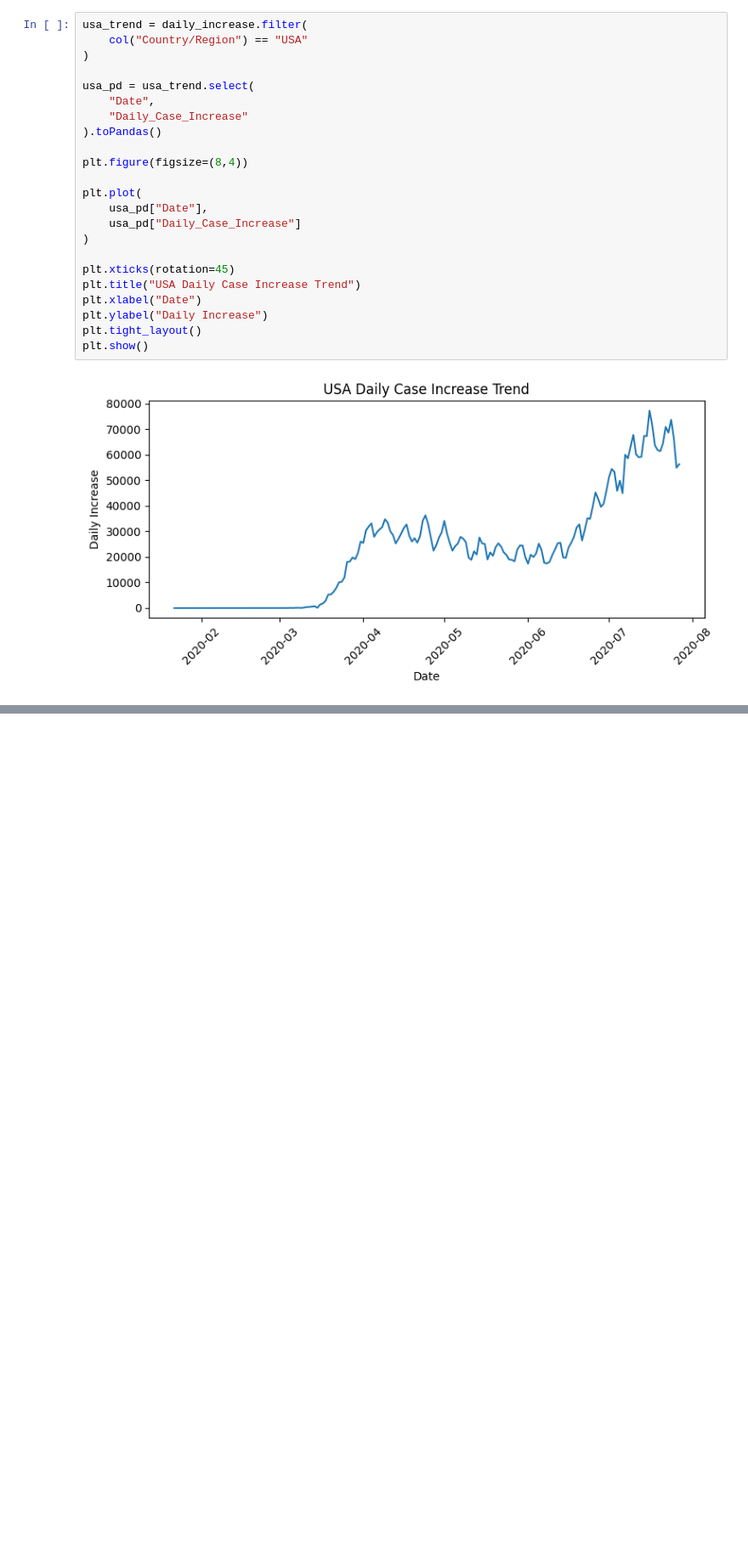
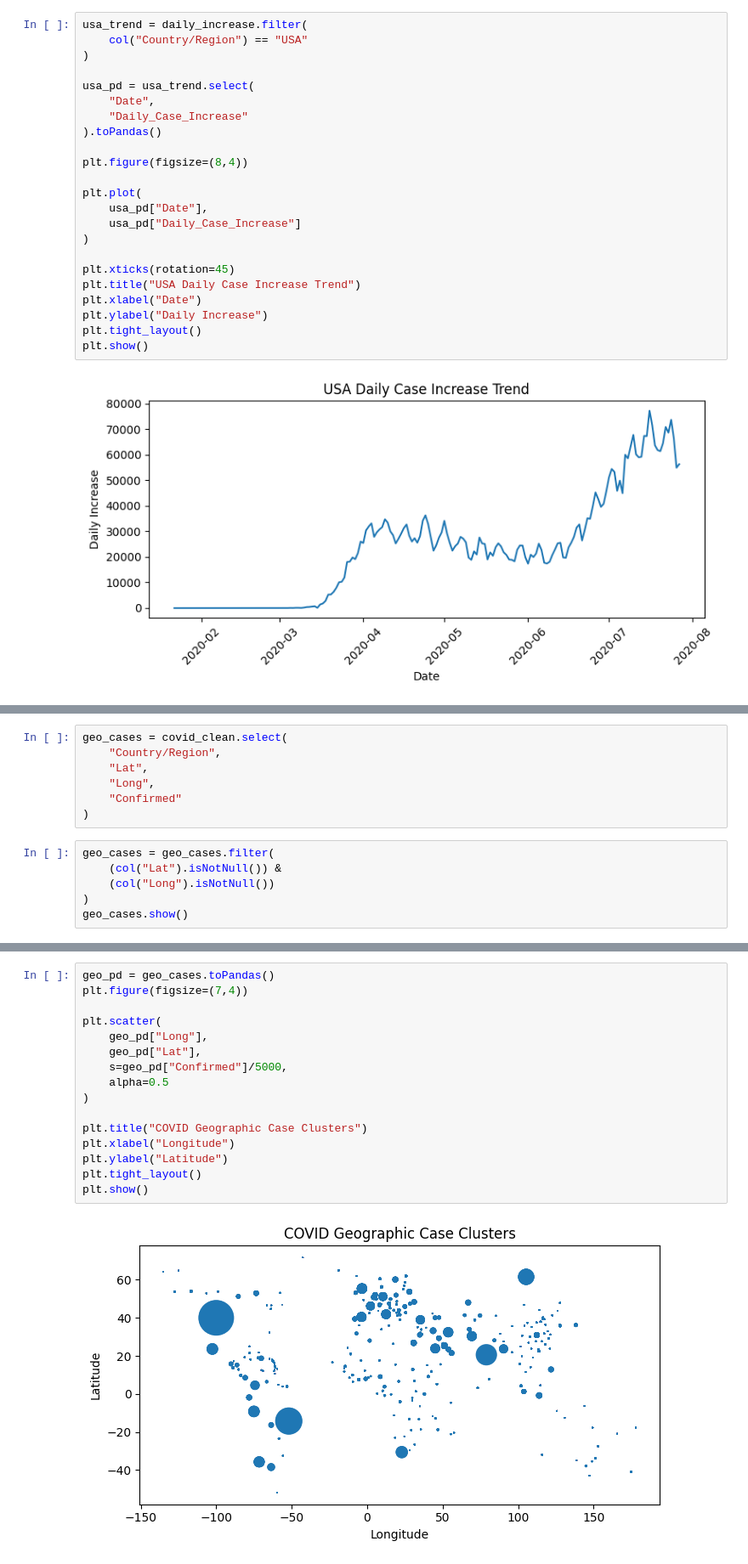
Before and after one commit to vivekdesai1215/Covid-19-Analysis-Pipeline-PySpark, a Jupyter notebook: covid19_analysis_pyspark.ipynb, the cells around one changed output, grey strips where cells are left out. Shown at 85% size. Cells and saved outputs as stored; diff of their text form; blank space fills up the shorter version.

```diff
--- a/covid19_analysis_pyspark.ipynb
+++ b/covid19_analysis_pyspark.ipynb
@@ -654,0 +882,13 @@ plt.show()
+# %%
+geo_cases = covid_clean.select(
+    "Country/Region",
+    "Lat",
+    "Long",
+    "Confirmed"
+)
+# %%
+geo_cases = geo_cases.filter(
+    (col("Lat").isNotNull()) &
+    (col("Long").isNotNull())
+)
+geo_cases.show()
@@ -654,0 +913,18 @@ plt.show()
+# %%
+geo_pd = geo_cases.toPandas()
+plt.figure(figsize=(7,4))
+
+plt.scatter(
+    geo_pd["Long"],
+    geo_pd["Lat"],
+    s=geo_pd["Confirmed"]/5000,
+    alpha=0.5
+)
+
+plt.title("COVID Geographic Case Clusters")
+plt.xlabel("Longitude")
+plt.ylabel("Latitude")
+plt.tight_layout()
+plt.show()
+# %% [output]
+[figure, added]
```
Also changed, not shown: parts of 37 cells of this notebook.
